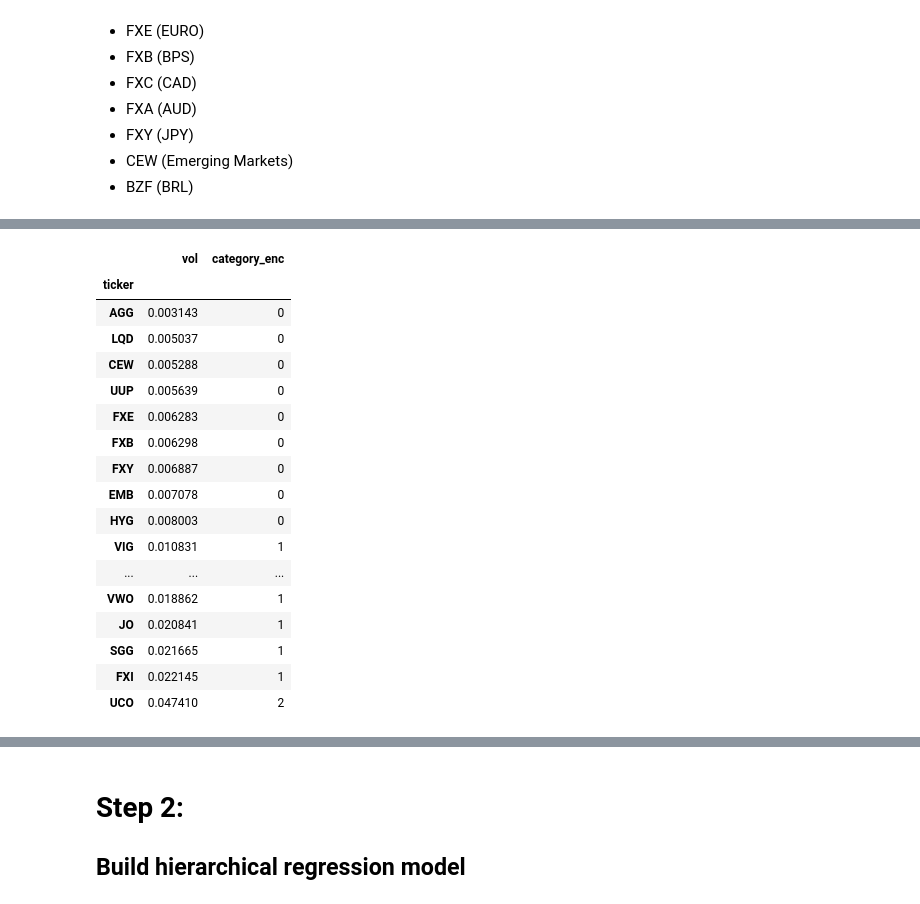
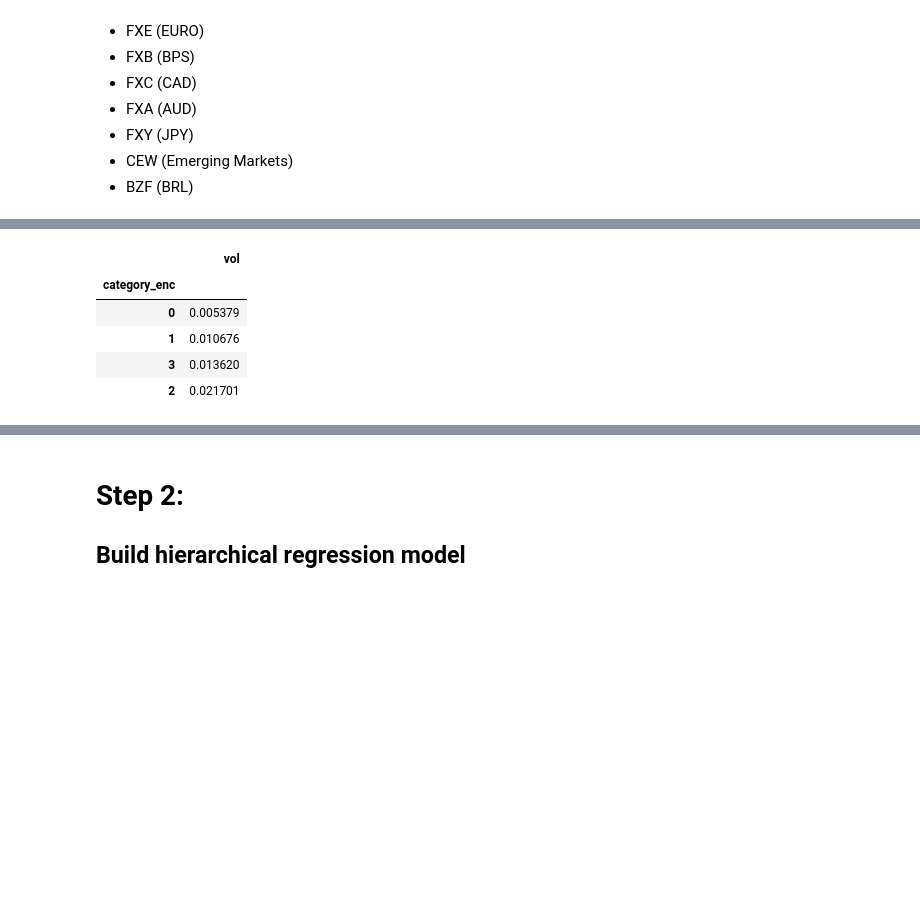
Before and after one commit to bglick13/Bayesian-Stock-Models, a Jupyter notebook: Fuckity Value Solutions.ipynb, the cells around one changed output, grey strips where cells are left out. Cells and saved outputs as stored; diff of their text form; code cells hidden in the pictures; blank space fills up the shorter version.

```diff
--- a/Fuckity Value Solutions.ipynb
+++ b/Fuckity Value Solutions.ipynb
@@ -112,7 +114,7 @@ tickers = dict(
 )
 # %%
 def vol_category_helper(row, *args):
-    q0, q1, q2 = arg[0], arg[1], args[2]
+    q0, q1, q2 = args[0], args[1], args[2]
     if row <= q0:
         return 0
     elif row <= q1:
@@ -121,6 +123,20 @@ def vol_category_helper(row, *args):
         return 2
     else:
         return 3
+# %%
+def corr_helper(row, *args):
+    correl = args[0]
+    try:
+        return correl['SPY'][row.Date][row.ticker]
+    except KeyError:
+        return np.nan
+# %%
+def beta_helper(row, *args):
+    spy = args[0]
+    try:
+        return (row['corr'] * row['vol']) / spy.loc[row['Date'], 'vol']
+    except KeyError:
+        return np.nan
 # %%
 def build_prices_dfs(tickers, n_categories=3):
     out = dict()
@@ -130,17 +146,34 @@ def build_prices_dfs(tickers, n_categories=3):
         df['Close'] = pd.to_numeric(df['Close'])
         df['ticker'] = ticker
         df['Date'] = pd.to_datetime(df['Date'])
-        df = df.set_index('Date')
+        df = df.set_index('Date', False)
         df['pct_change'] = pd.to_numeric(df['Close'].pct_change().shift(-1))
         df['log_return'] = (np.log(df.Close) - np.log(df.Close.shift(1))).shift(-1)
-        df['vol'] = df['pct_change'].std()
+
+        # Calculate vol on a 1 year rolling basis
+        df['vol'] = df['pct_change'].rolling(252).std()
         df['month_return'] = pd.to_numeric(pd.rolling_sum(df['pct_change'][::-1], window=22, min_periods=22)[::-1])
         df['month_log_return'] = pd.to_numeric(pd.rolling_sum(df['log_return'][::-1], window=22, min_periods=22)[::-1])
         df['asset_type'] = tickers[ticker]['asset']
         out[ticker] = df
     combined = pd.concat([_df for _df in out.values()])
+
+    gb_equity = pd.DataFrame()
+    for key, grp in combined.groupby('ticker'):
+        gb_equity[key] = grp['log_return']
+    correl = gb_equity.rolling(252).corr()
+    combined['corr'] = combined.apply(corr_helper, axis=1, args=(correl, ))
+    combined['beta'] = combined.apply(beta_helper, axis=1, args=(combined.loc[combined.ticker == 'SPY'], ))
+    rf = .02 / 252.
+    combined['ra_return'] = rf + combined['beta']*(combined['log_return'] - rf)
+    for key, grp in combined.groupby('ticker'):
+        combined.loc[combined['ticker'] == key, 'ra_month_return'] = pd.rolling_sum(grp['ra_return'][::-1], window=22,
+                                                                                    min_periods=22)[::-1]
     q1, q2, q3 = combined['vol'].quantile([.25, .5, .75])
-    combined['category'] = combined['vol'].apply(vol_category_helper)
+
+    # Equities are placed into 4 vol categories based on their moment-in-time volatility relative to all historical
+    # observed vols
+    combined['category'] = combined['vol'].apply(vol_category_helper, args=(q1, q2, q3))
     return out, combined
 # %%
 prices, combined = build_prices_dfs(tickers, 3)
@@ -153,25 +205,13 @@ combined['category_enc'] = combined['category'].apply(lambda x: category_encodin
 combined['asset_type_enc'] = combined['asset_type'].apply(lambda x: asset_encodings[x])
 combined['security_enc'] = combined['ticker'].apply(lambda x: security_encodings[x])
 # %%
-combined.groupby('ticker').mean()[['vol', 'category_enc']].sort_values('vol')
+combined.groupby('category_enc').mean()[['vol']].sort_values('vol')
 # %% [output]
-|  | vol | category_enc |
-| ticker |  |  |
-| AGG | 0.003143 | 0 |
-| LQD | 0.005037 | 0 |
-| CEW | 0.005288 | 0 |
-| UUP | 0.005639 | 0 |
-| FXE | 0.006283 | 0 |
-| FXB | 0.006298 | 0 |
-| FXY | 0.006887 | 0 |
-| EMB | 0.007078 | 0 |
-| HYG | 0.008003 | 0 |
-| VIG | 0.010831 | 1 |
-| ... | ... | ... |
-| VWO | 0.018862 | 1 |
-| JO | 0.020841 | 1 |
-| SGG | 0.021665 | 1 |
-| FXI | 0.022145 | 1 |
-| UCO | 0.047410 | 2 |
+|  | vol |
+| category_enc |  |
+| 0 | 0.005379 |
+| 1 | 0.010676 |
+| 3 | 0.013620 |
+| 2 | 0.021701 |
 # %%
 fig, ax = plt.subplots(figsize=(17, 8))
```
Also changed, not shown: parts of 20 cells of this notebook, 1 other file.
